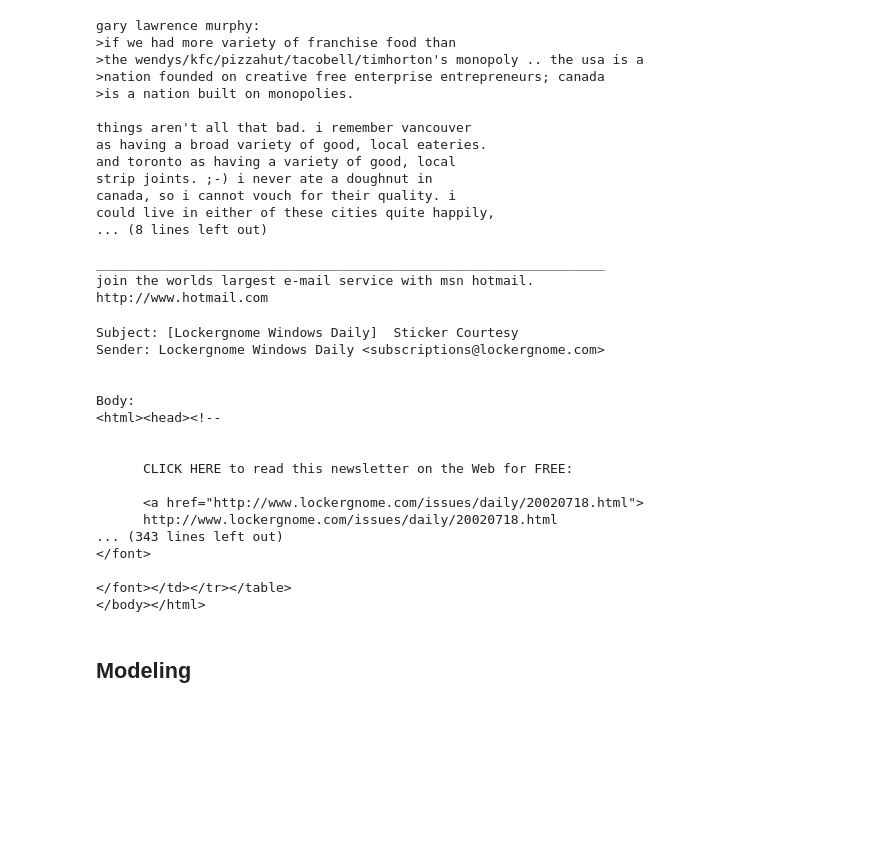
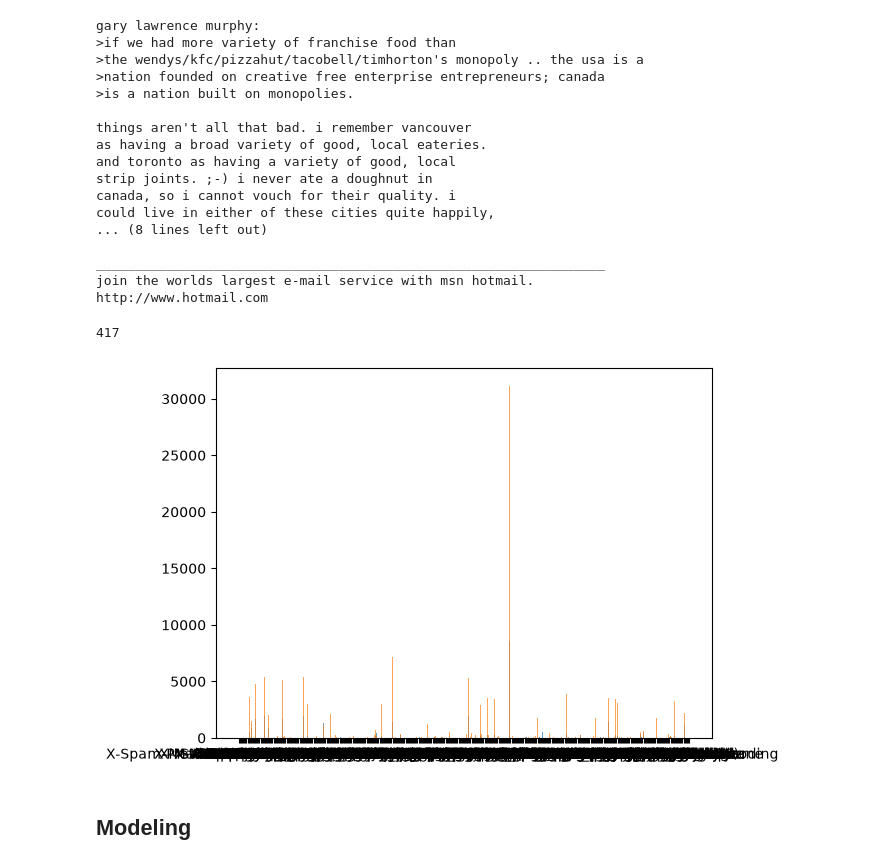
Before and after one commit to shamshertamang/EmailSpamClassifier-Apache, a Jupyter notebook: notebooks/apache_spam_classifier.ipynb, the cells around one changed output. Cells and saved outputs as stored; diff of their text form; code cells hidden in the pictures; blank space fills up the shorter version.

```diff
--- a/notebooks/apache_spam_classifier.ipynb
+++ b/notebooks/apache_spam_classifier.ipynb
@@ -315,44 +315,60 @@
 http://www.hotmail.com
 # %%
-# just playing around with the email module to see how it works
+# WORKING HERE: inspecting if certain headers come more often in one class
 from email import policy
 from email.parser import BytesParser
+from collections import defaultdict
 
-folder = "./../data_split/train/20030228_hard_ham/"
-filepath = os.listdir(folder)[0]
+train_folder = Path("./../data_split/train/")
 
-with open(folder + filepath, "rb") as f:
-    msg = BytesParser(policy=policy.default).parse(f)
+header_counts = {'spam': defaultdict(int), 'ham': defaultdict(int)}
+for folder in train_folder.iterdir():
+    for idx, filepath in enumerate(folder.iterdir()):
+        with open(filepath, "rb") as f:
+            msg = BytesParser(policy=policy.default).parse(f)
 
-subject = msg.get("Subject")
-sender = msg.get("From")
+        # print(msg)
+        for header in msg.keys():
+            # if 'x-spam' in header.lower() and not 'x-spamadvice' in header.lower():
+            #     print(f"{header}: {msg[header]}")
+            #     print(msg)
+            #     raise Exception(f"Found spam header at index {idx}, need to investigate further")
+            # if 'spam' in header.lower():
+            #     msg.replace_header(header, "HIDDEN")
+            #     print(msg)
+            if 'ham' in str(folder):
+                header_counts['ham'][header] += 1
+            else:
+                header_counts['spam'][header] += 1
 
-print(f"Subject: {subject} \nSender: {sender}\n\n")
-body_part = msg.get_body(preferencelist=("plain", "html"))
+        # subject = msg.get("Subject")
+        # sender = msg.get("From")
 
-# print(f"Body part:\n {body_part}\n\n")
-body = body_part.get_content() if body_part else ""
-print(f"Body:\n{body}")
+        # print(f"Subject: {subject} \nSender: {sender}\n\n")
+        # body_part = msg.get_body(preferencelist=("plain", "html"))
 
-# print(msg)
+        # print(f"Body part:\n {body_part}\n\n")
+        # body = body_part.get_content() if body_part else ""
+        # print(f"Body:\n{body}")
+
+
+        # print(msg)
+
+# here I will plot a clustered bar chart for both classes
+import matplotlib.pyplot as plt
+
+headers = list(set(header_counts['spam'].keys()).union(set(header_counts['ham'].keys())))
+print(len(headers))
+
+fig, ax = plt.subplots()
+ax.bar(headers, [header_counts['spam'][header] for header in headers], label='Spam', alpha=0.7)
+ax.bar(headers, [header_counts['ham'][header] for header in headers], label='Ham', alpha=0.7)
+plt.show()
+
+# Since there is a lot of headers, we will inspect some of them.
 # %% [output]
-Subject: [Lockergnome Windows Daily]  Sticker Courtesy
-Sender: Lockergnome Windows Daily <subscriptions@lockergnome.com>
-
-
-Body:
-<html><head><!--
-
-
-      CLICK HERE to read this newsletter on the Web for FREE:
-
-      <a href="http://www.lockergnome.com/issues/daily/20020718.html">
-      http://www.lockergnome.com/issues/daily/20020718.html
-... (343 lines left out)
-</font>
-
-</font></td></tr></table>
-</body></html>
+417
+[figure, added]
 # %% [markdown]
 ## Modeling
 # %% [markdown]
```
Also changed, not shown: parts of 3 cells of this notebook, 4 other files.
